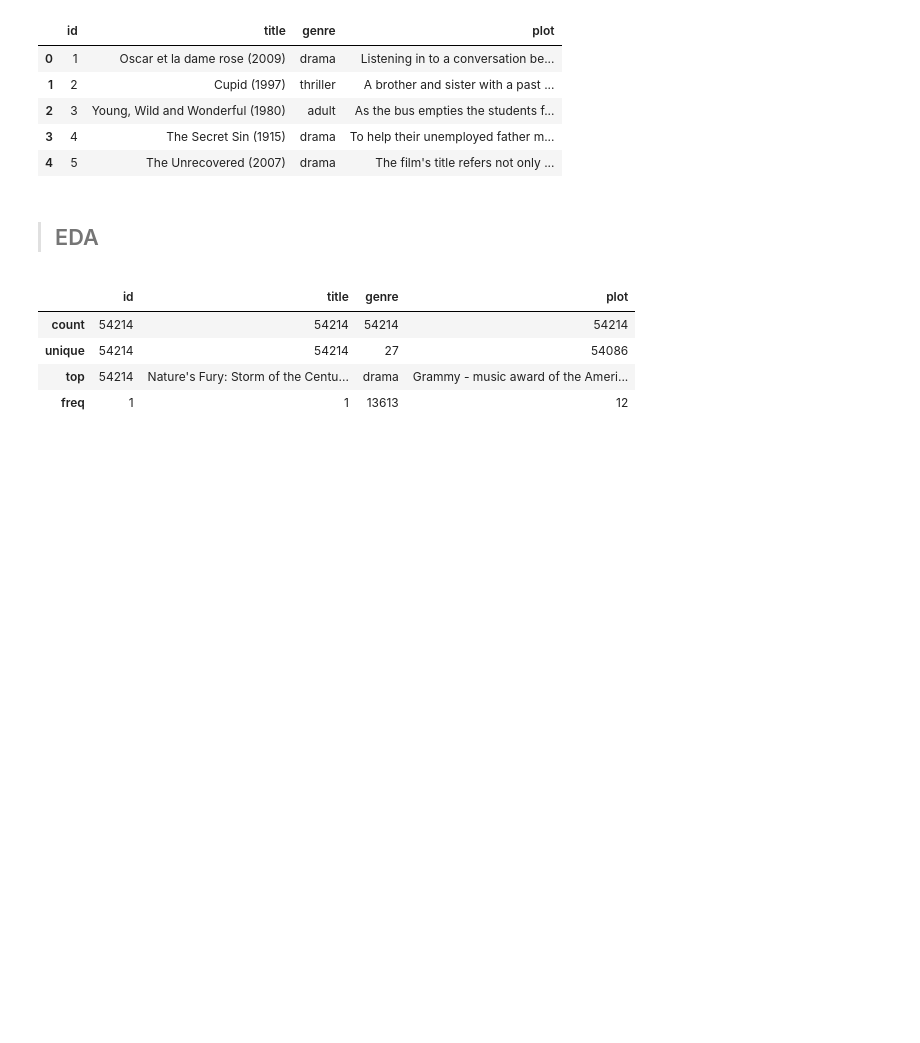
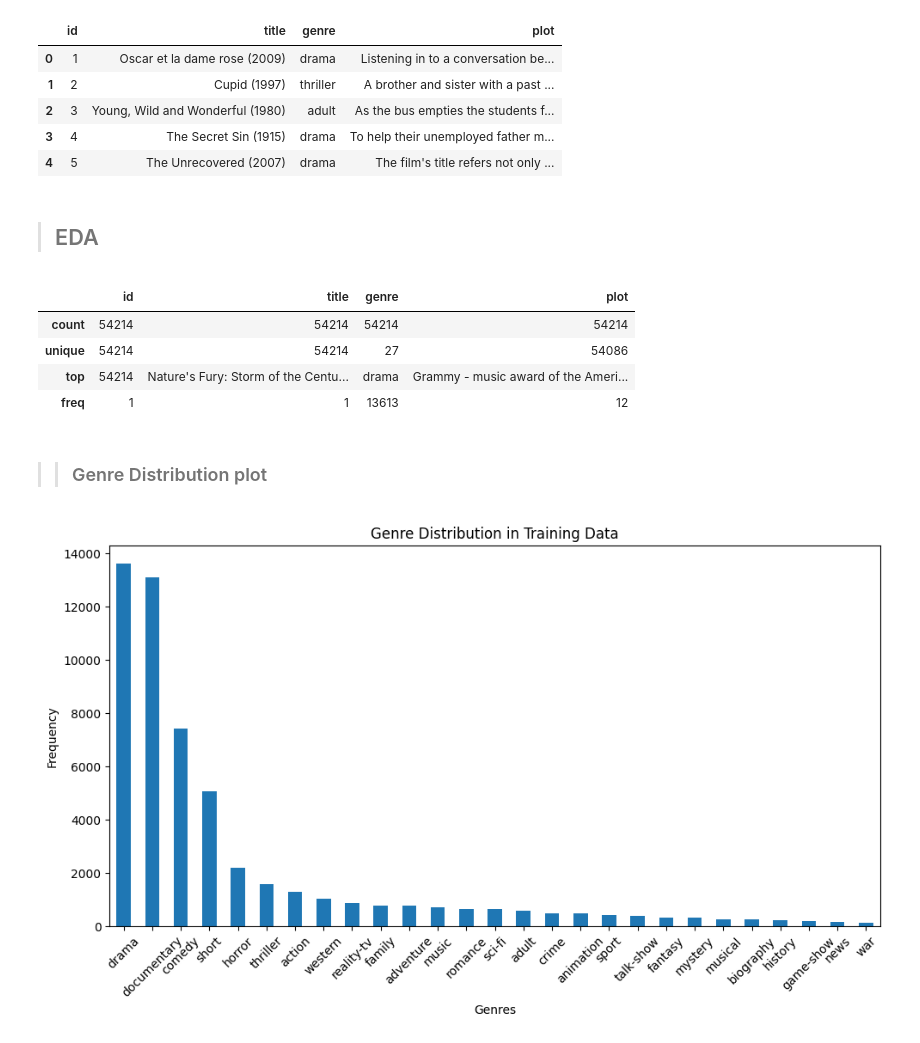
Before and after one commit to amannnnnyyyy/CODSOFT, a Jupyter notebook: movie_genre_classification/notebooks/movie.ipynb, the cells around one changed output. Saved outputs shown, nothing was run; the diff lists cells and outputs as text; code cells hidden in the pictures; blank space fills up the shorter version.

```diff
--- a/movie_genre_classification/notebooks/movie.ipynb
+++ b/movie_genre_classification/notebooks/movie.ipynb
@@ -43,3 +47,17 @@ train_data.describe()
 | unique | 54214 | 54214 | 27 | 54086 |
 | top | 54214 | Nature's Fury: Storm of the Centu... | drama | Grammy - music award of the Ameri... |
 | freq | 1 | 1 | 13613 | 12 |
+# %% [markdown]
+>> ### Genre Distribution plot
+# %%
+plt.figure(figsize=(10, 6))
+train_data['genre'].explode().value_counts().plot(kind='bar')
+
+plt.xticks(rotation=45)
+plt.xlabel('Genres')
+plt.ylabel('Frequency')
+plt.title('Genre Distribution in Training Data')
+plt.tight_layout()
+plt.show()
+# %% [output]
+[figure, added]
```
Also changed, not shown: parts of 12 cells of this notebook, 1 other file.
